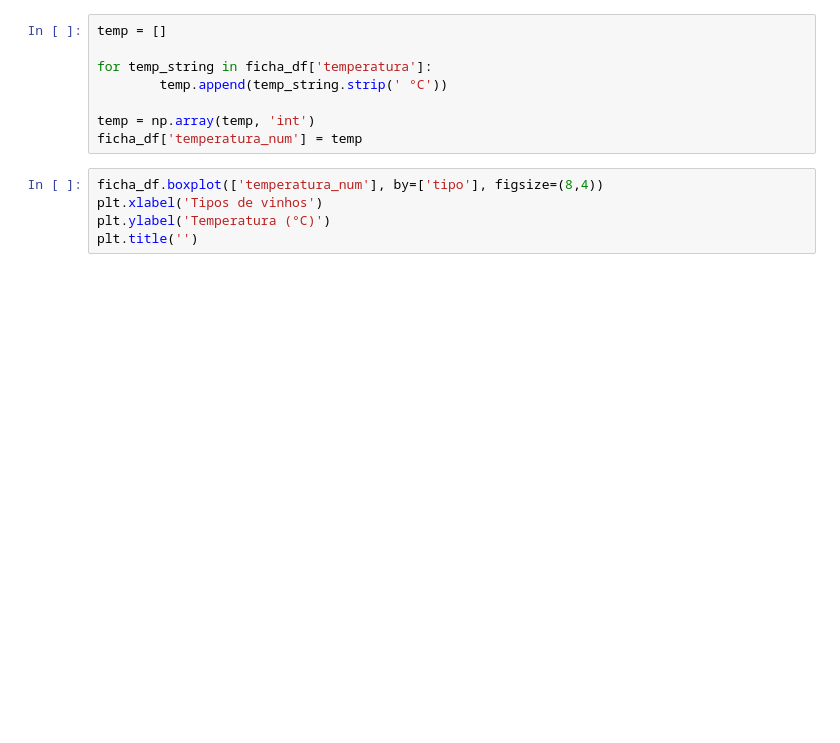
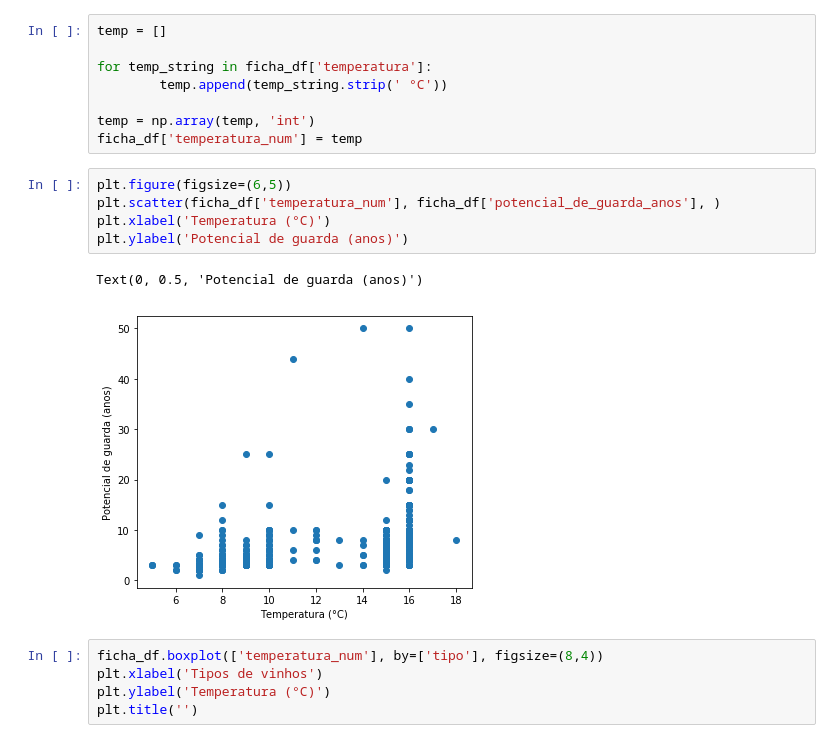
Before and after one commit to andluizsouza/ExE-projects, a Jupyter notebook: WineCase/Wine_EDA.ipynb, the cells around one changed output. Cells and saved outputs as stored; diff of their text form; blank space fills up the shorter version.

```diff
--- a/WineCase/Wine_EDA.ipynb
+++ b/WineCase/Wine_EDA.ipynb
@@ -1338,6 +1345,14 @@ for temp_string in ficha_df['temperatura']:
 
 temp = np.array(temp, 'int')
 ficha_df['temperatura_num'] = temp
+# %%
+plt.figure(figsize=(6,5))
+plt.scatter(ficha_df['temperatura_num'], ficha_df['potencial_de_guarda_anos'], )
+plt.xlabel('Temperatura (°C)')
+plt.ylabel('Potencial de guarda (anos)')
+# %% [output]
+Text(0, 0.5, 'Potencial de guarda (anos)')
+[figure, added]
 # %%
 ficha_df.boxplot(['temperatura_num'], by=['tipo'], figsize=(8,4))
 plt.xlabel('Tipos de vinhos')
```
Also changed, not shown: parts of 36 cells of this notebook, 9 other files.
